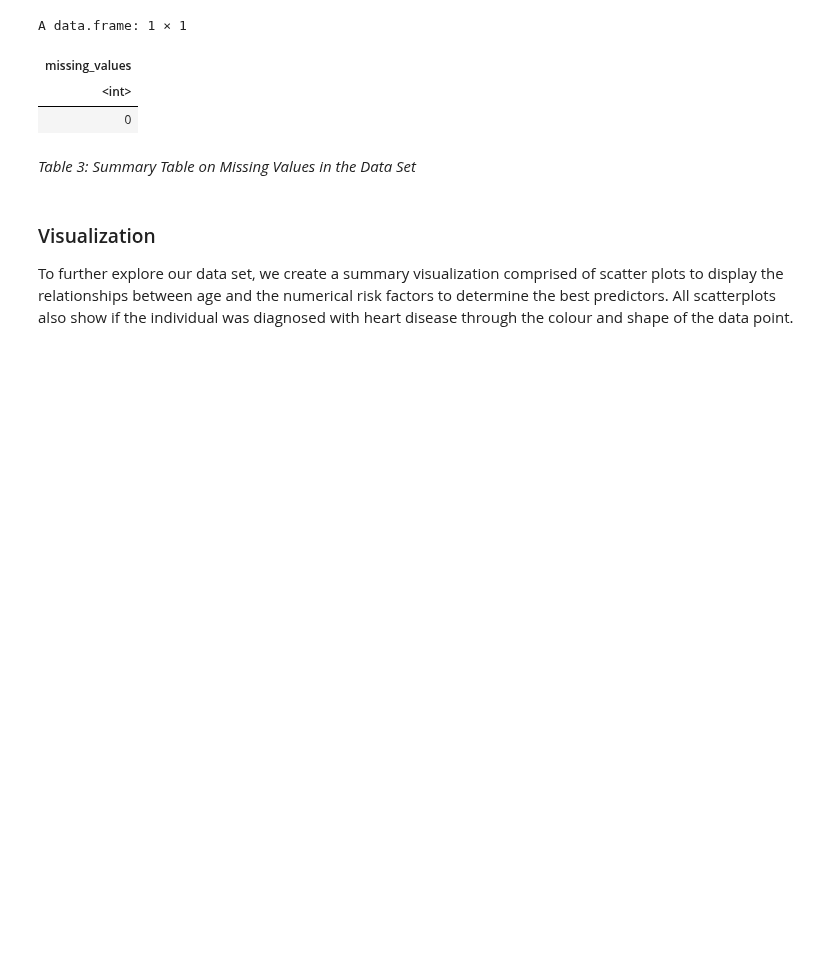
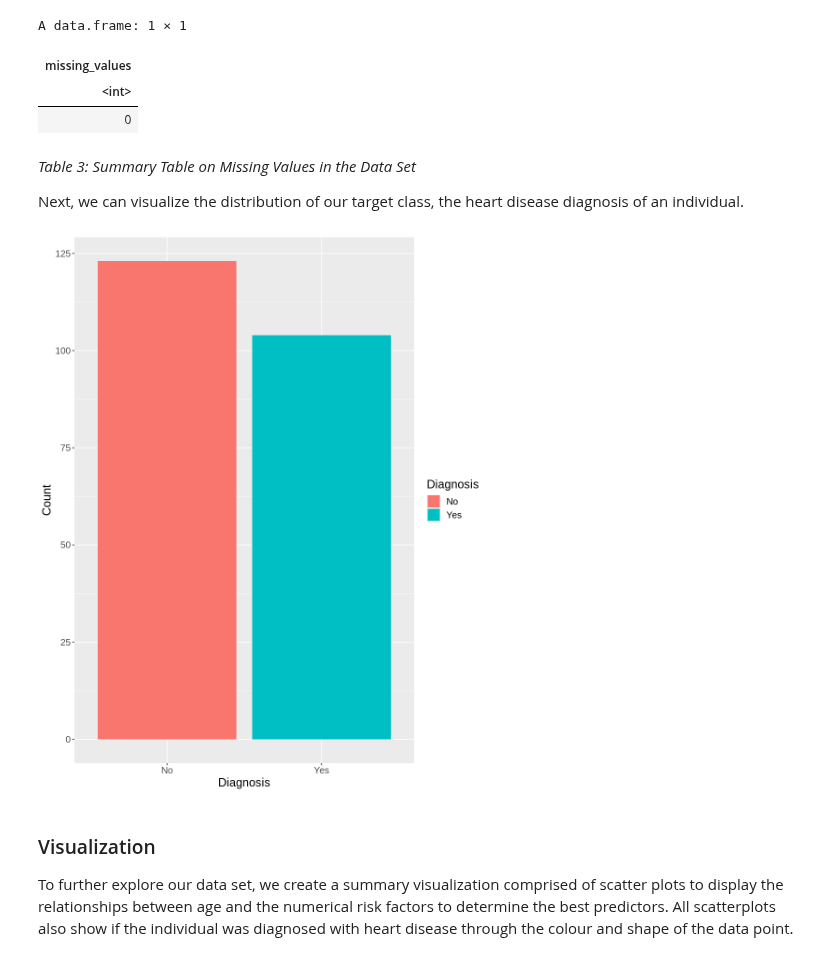
Before and after one commit to a-wang27/DSCI-100, a Jupyter notebook: project_report.ipynb, the cells around one changed output. Drawn from its saved outputs; the diff is of its cells as text; code cells hidden in the pictures; blank space fills up the shorter version.

Commit message:
Added analysis visualization

```diff
--- a/project_report.ipynb
+++ b/project_report.ipynb
@@ -119,6 +118,21 @@ A data.frame: 1 × 1
 | 0 |
 # %% [markdown]
 *Table 3: Summary Table on Missing Values in the Data Set*
+
+Next, we can visualize the distribution of our target class, the heart disease diagnosis of an individual.
+# %%
+# visualize class distribution
+
+options(repr.plot.height = 10, repr.plot.width = 8)
+
+distribution_plot <- heart_train |>
+    ggplot(aes(x = diagnosis, fill = as_factor(diagnosis))) +
+    geom_bar(stat = "count") +
+    labs(x = "Diagnosis", y = "Count", fill = "Diagnosis") +
+    theme(text = element_text(size = 15))
+distribution_plot
+# %% [output]
+[figure, added]
 # %% [markdown]
 ### Visualization
 
```
Also changed, not shown: parts of 9 cells of this notebook.
